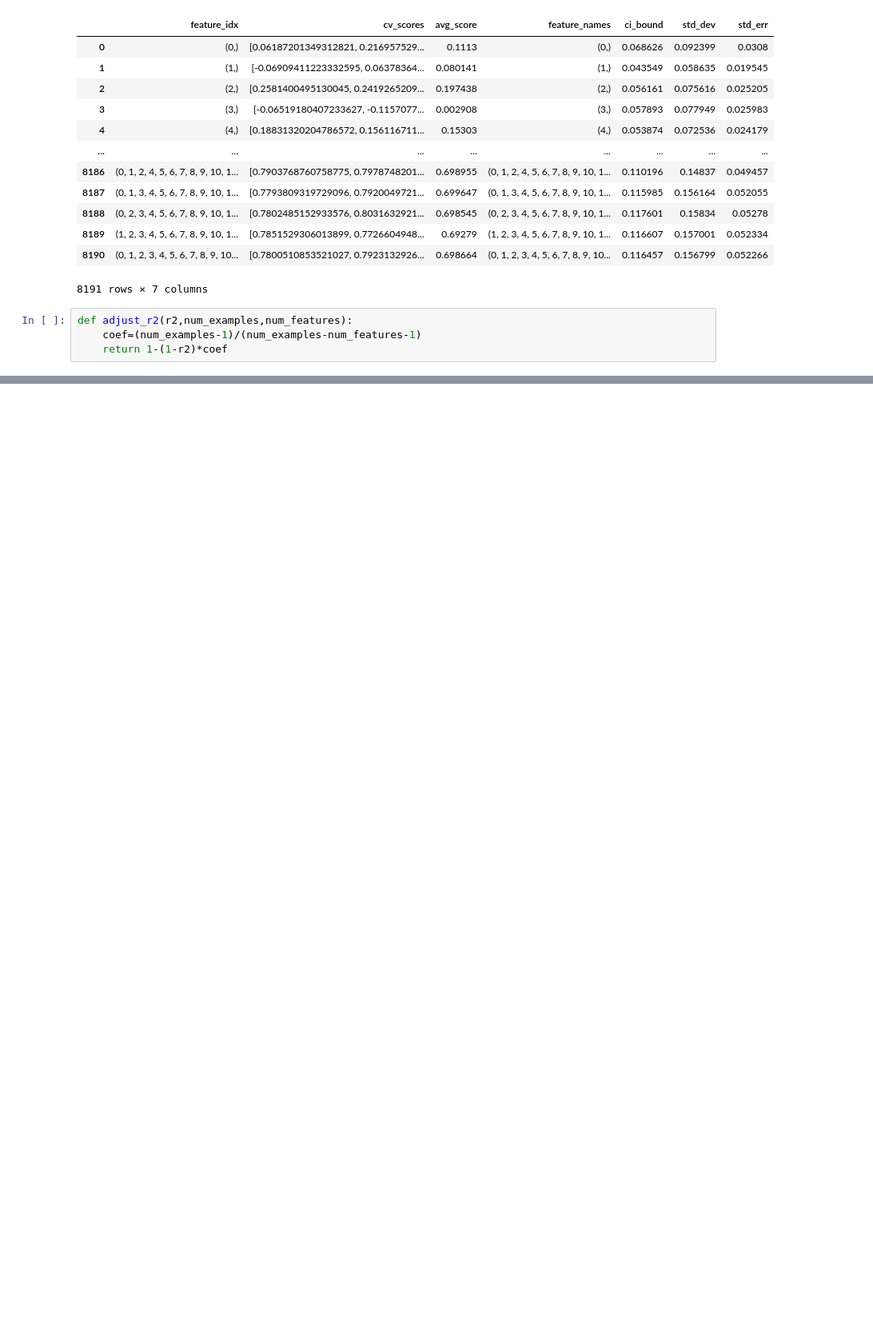
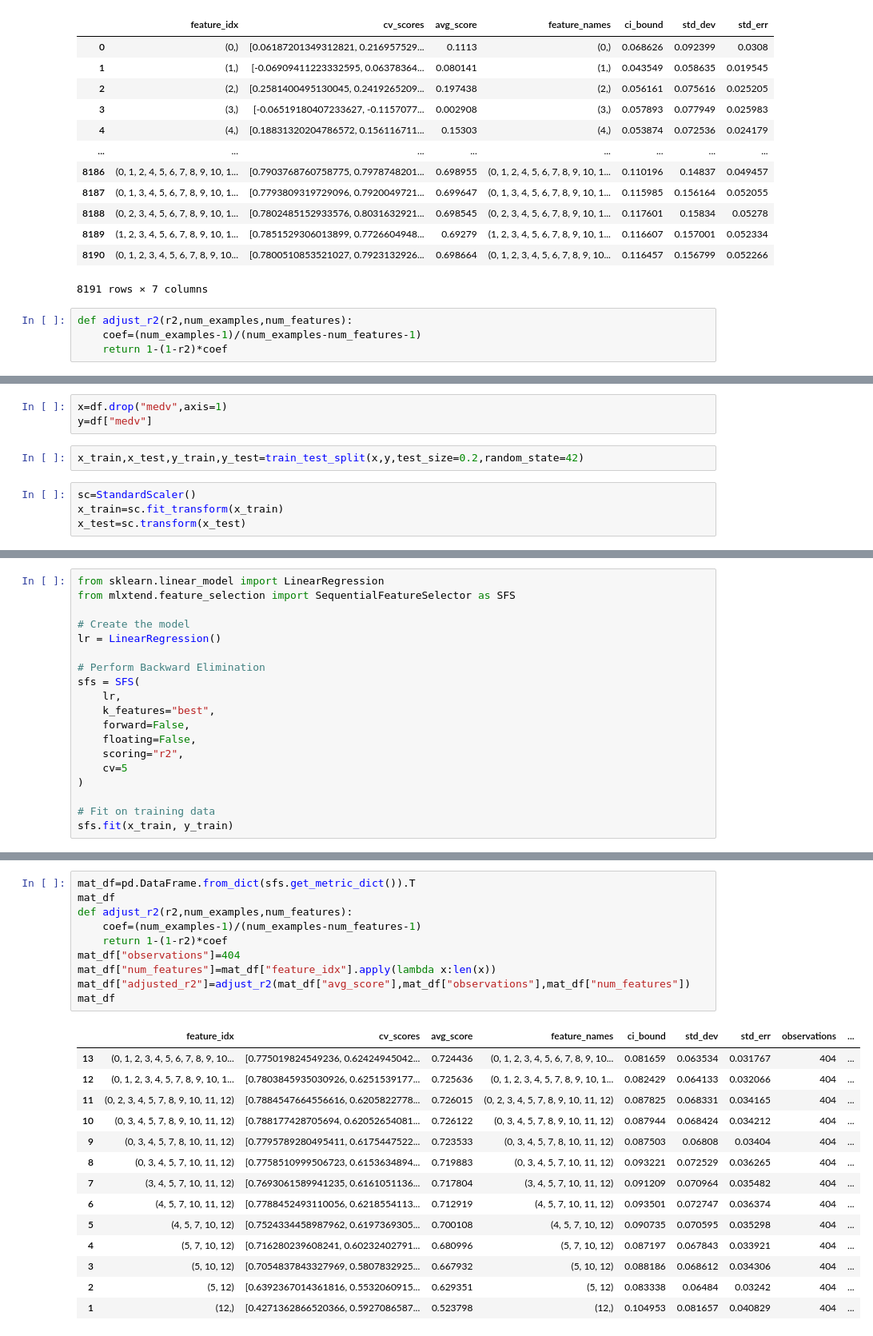
Before and after one commit to Sanya-Katiyar-Eng/ML_Basics, a Jupyter notebook: Algo/WrapperMethodFeatureSelection.ipynb, the cells around one changed output, grey strips where cells are left out. Shown at 80% size. Cells and saved outputs as stored; diff of their text form; blank space fills up the shorter version.

```diff
--- a/Algo/WrapperMethodFeatureSelection.ipynb
+++ b/Algo/WrapperMethodFeatureSelection.ipynb
@@ -295,0 +327,9 @@ mat_df.sort_values('adjusted_r2',ascending=False)
+# %%
+x=df.drop("medv",axis=1)
+y=df["medv"]
+# %%
+x_train,x_test,y_train,y_test=train_test_split(x,y,test_size=0.2,random_state=42)
+# %%
+sc=StandardScaler()
+x_train=sc.fit_transform(x_train)
+x_test=sc.transform(x_test)
@@ -295,0 +343,19 @@ mat_df.sort_values('adjusted_r2',ascending=False)
+# %%
+from sklearn.linear_model import LinearRegression
+from mlxtend.feature_selection import SequentialFeatureSelector as SFS
+
+# Create the model
+lr = LinearRegression()
+
+# Perform Backward Elimination
+sfs = SFS(
+    lr,
+    k_features="best",
+    forward=False,
+    floating=False,
+    scoring="r2",
+    cv=5
+)
+
+# Fit on training data
+sfs.fit(x_train, y_train)
@@ -295,0 +369,25 @@ mat_df.sort_values('adjusted_r2',ascending=False)
+# %%
+mat_df=pd.DataFrame.from_dict(sfs.get_metric_dict()).T
+mat_df
+def adjust_r2(r2,num_examples,num_features):
+    coef=(num_examples-1)/(num_examples-num_features-1)
+    return 1-(1-r2)*coef
+mat_df["observations"]=404
+mat_df["num_features"]=mat_df["feature_idx"].apply(lambda x:len(x))
+mat_df["adjusted_r2"]=adjust_r2(mat_df["avg_score"],mat_df["observations"],mat_df["num_features"])
+mat_df
+# %% [output]
+|  | feature_idx | cv_scores | avg_score | feature_names | ci_bound | std_dev | std_err | observations | ... |
+| 13 | (0, 1, 2, 3, 4, 5, 6, 7, 8, 9, 10... | [0.775019824549236, 0.62424945042... | 0.724436 | (0, 1, 2, 3, 4, 5, 6, 7, 8, 9, 10... | 0.081659 | 0.063534 | 0.031767 | 404 | ... |
+| 12 | (0, 1, 2, 3, 4, 5, 7, 8, 9, 10, 1... | [0.7803845935030926, 0.6251539177... | 0.725636 | (0, 1, 2, 3, 4, 5, 7, 8, 9, 10, 1... | 0.082429 | 0.064133 | 0.032066 | 404 | ... |
+| 11 | (0, 2, 3, 4, 5, 7, 8, 9, 10, 11, 12) | [0.7884547664556616, 0.6205822778... | 0.726015 | (0, 2, 3, 4, 5, 7, 8, 9, 10, 11, 12) | 0.087825 | 0.068331 | 0.034165 | 404 | ... |
+| 10 | (0, 3, 4, 5, 7, 8, 9, 10, 11, 12) | [0.788177428705694, 0.62052654081... | 0.726122 | (0, 3, 4, 5, 7, 8, 9, 10, 11, 12) | 0.087944 | 0.068424 | 0.034212 | 404 | ... |
+| 9 | (0, 3, 4, 5, 7, 8, 10, 11, 12) | [0.7795789280495411, 0.6175447522... | 0.723533 | (0, 3, 4, 5, 7, 8, 10, 11, 12) | 0.087503 | 0.06808 | 0.03404 | 404 | ... |
+| 8 | (0, 3, 4, 5, 7, 10, 11, 12) | [0.7758510999506723, 0.6153634894... | 0.719883 | (0, 3, 4, 5, 7, 10, 11, 12) | 0.093221 | 0.072529 | 0.036265 | 404 | ... |
+| 7 | (3, 4, 5, 7, 10, 11, 12) | [0.7693061589941235, 0.6161051136... | 0.717804 | (3, 4, 5, 7, 10, 11, 12) | 0.091209 | 0.070964 | 0.035482 | 404 | ... |
+| 6 | (4, 5, 7, 10, 11, 12) | [0.7788452493110056, 0.6218554113... | 0.712919 | (4, 5, 7, 10, 11, 12) | 0.093501 | 0.072747 | 0.036374 | 404 | ... |
+| 5 | (4, 5, 7, 10, 12) | [0.7524334458987962, 0.6197369305... | 0.700108 | (4, 5, 7, 10, 12) | 0.090735 | 0.070595 | 0.035298 | 404 | ... |
+| 4 | (5, 7, 10, 12) | [0.716280239608241, 0.60232402791... | 0.680996 | (5, 7, 10, 12) | 0.087197 | 0.067843 | 0.033921 | 404 | ... |
+| 3 | (5, 10, 12) | [0.7054837843327969, 0.5807832925... | 0.667932 | (5, 10, 12) | 0.088186 | 0.068612 | 0.034306 | 404 | ... |
+| 2 | (5, 12) | [0.6392367014361816, 0.5532060915... | 0.629351 | (5, 12) | 0.083338 | 0.06484 | 0.03242 | 404 | ... |
+| 1 | (12,) | [0.4271362866520366, 0.5927086587... | 0.523798 | (12,) | 0.104953 | 0.081657 | 0.040829 | 404 | ... |
```
Also changed, not shown: parts of 23 cells of this notebook, 1 other file.
